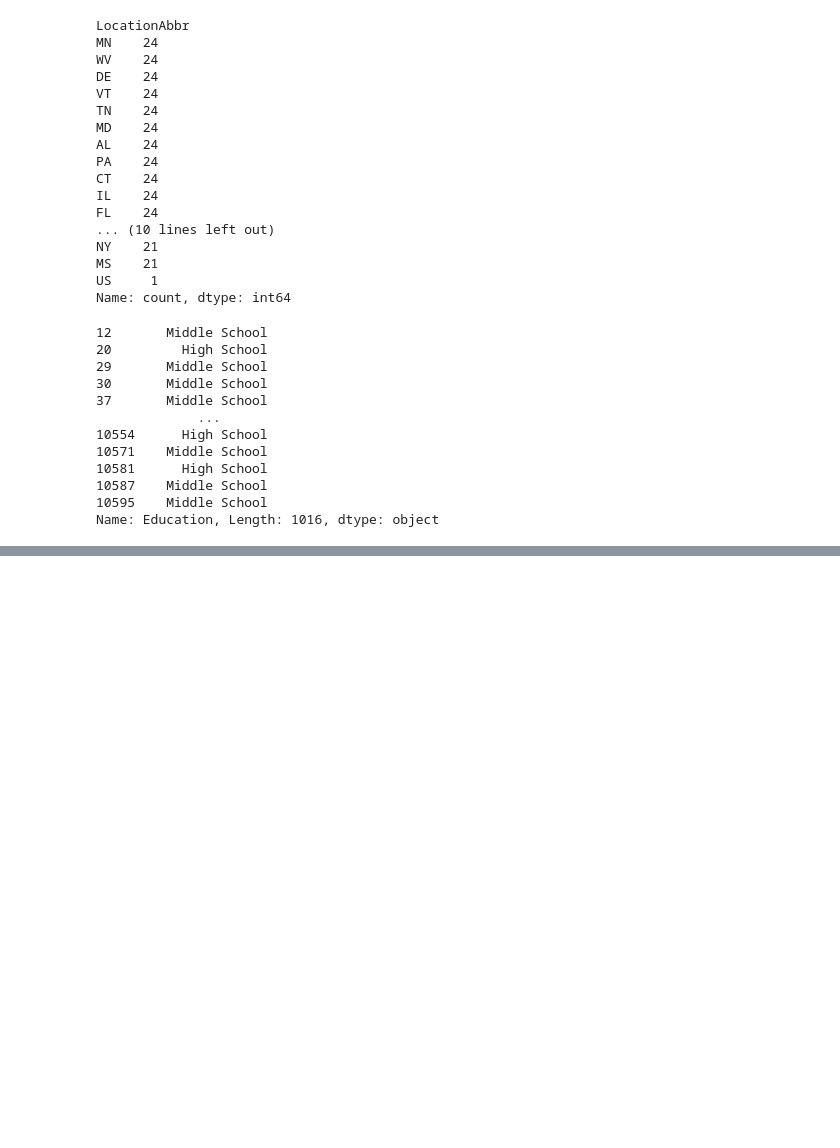
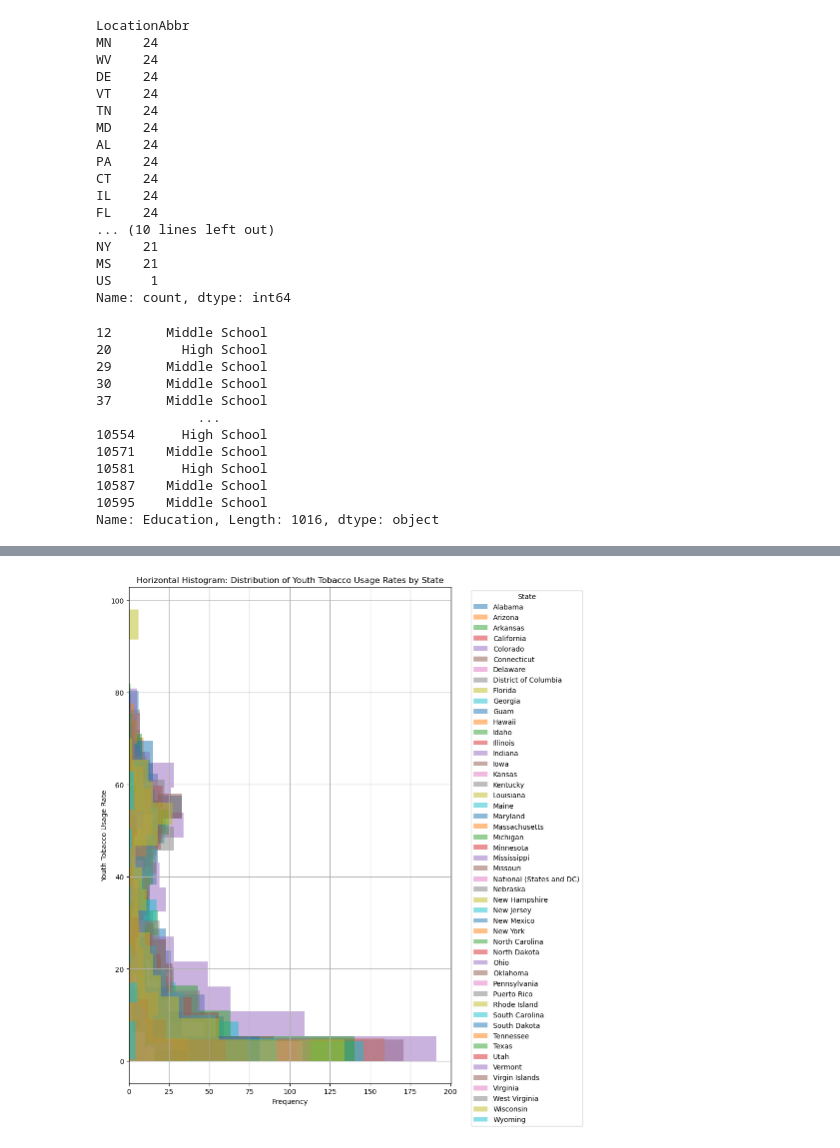
Before and after one commit to Lovelourdie/Project1_DataViz, a Jupyter notebook: clean_data.ipynb, the cells around one changed output, grey strips where cells are left out. Saved outputs shown, nothing was run; the diff lists cells and outputs as text; code cells hidden in the pictures; blank space fills up the shorter version.

```diff
--- a/clean_data.ipynb
+++ b/clean_data.ipynb
@@ -242,0 +281,19 @@ TopicDesc_Smokeless Tobacco Use (Youth)                                 1.000000
+# %%
+ import matplotlib.pyplot as plt
+
+# Assuming subset_df contains 'LocationDesc' (state names) and 'Data_Value' (youth tobacco usage rates)
+plt.figure(figsize=(10, 12))
+
+# Group the data by state and iterate through each group to plot a horizontal histogram
+for state, data in subset_df.groupby('LocationDesc'):
+    plt.hist(data['Data_Value'], bins=15, alpha=0.5, orientation='horizontal', label=state)
+
+plt.xlabel('Frequency')
+plt.ylabel('Youth Tobacco Usage Rate')
+plt.title('Horizontal Histogram: Distribution of Youth Tobacco Usage Rates by State')
+plt.legend(title='State', bbox_to_anchor=(1.05, 1), loc='upper left')
+plt.grid(True)
+plt.tight_layout()
+plt.show()
+# %% [output]
+[figure, added]
```
Also changed, not shown: parts of 5 cells of this notebook, 1 other file.
